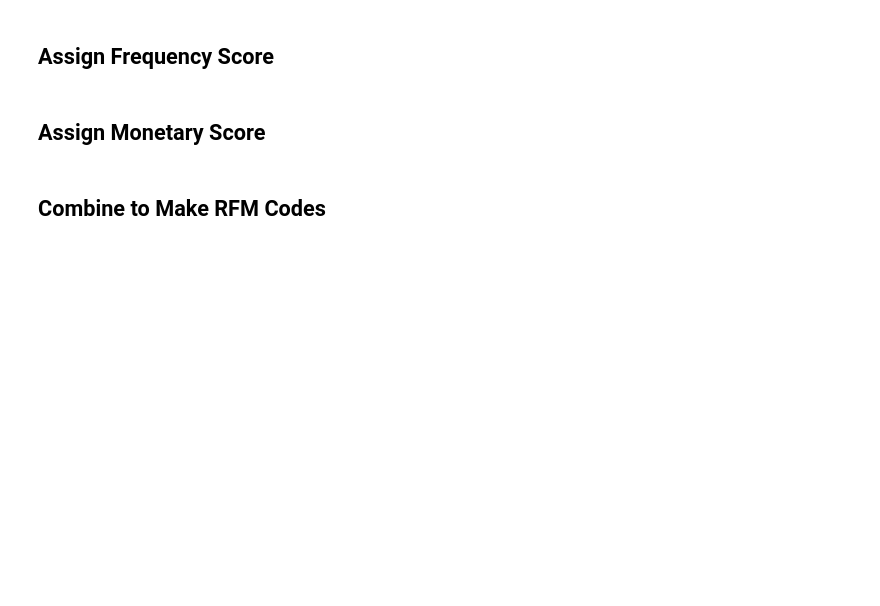
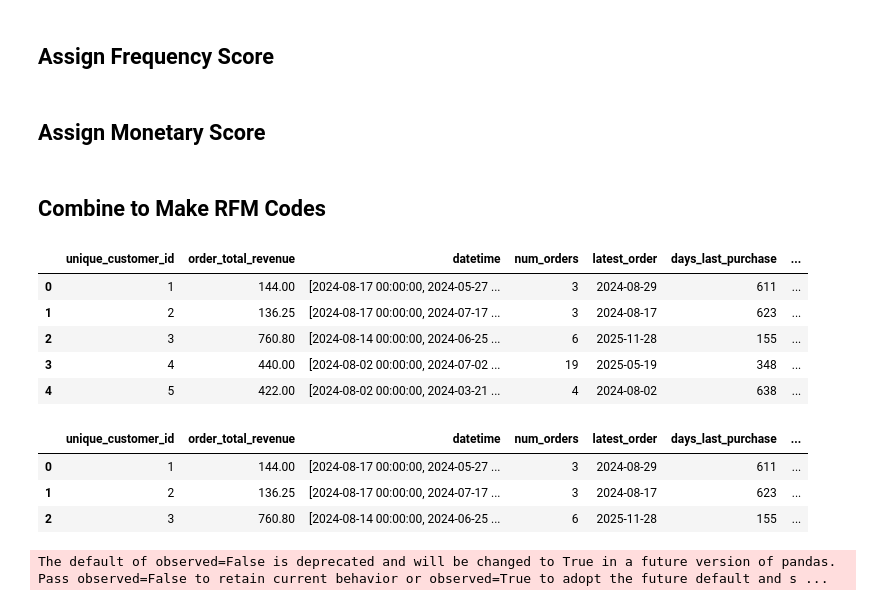
Before and after one commit to djdebonis/rfm, a Jupyter notebook: ecommerce_data.ipynb, the cells around one changed output. Saved outputs shown, nothing was run; the diff lists cells and outputs as text; code cells hidden in the pictures; blank space fills up the shorter version.

```diff
--- a/ecommerce_data.ipynb
+++ b/ecommerce_data.ipynb
@@ -10,0 +18,20 @@ plt.rcParams["savefig.dpi"] = 300
+# %%
+# we tried to split into even quintiles, but so
+# many customers had only one order that it was
+# impossible to break into even groups. So instead
+# we broke into sections based on how many orders the
+# customer has made
+def frequency_score(x):
+    if x == 1:
+        return 1
+    elif x == 2:
+        return 2
+    # if it's 3 or 4 orders
+    elif x <= 4:
+        return 3
+    # if it's 5-9 orders
+    elif x <= 9:
+        return 4
+    # if it's 10 orders or more
+    else:
+        return 5
@@ -151,22 +308,3 @@ customer_summary["recency_score"] = pd.qcut(
 )
 # %% [markdown]
 ## Assign Frequency Score
-# %%
-# we tried to split into even quintiles, but so
-# many customers had only one order that it was
-# impossible to break into even groups. So instead
-# we broke into sections based on how many orders the
-# customer has made
-def frequency_score(x):
-    if x == 1:
-        return 1
-    elif x == 2:
-        return 2
-    elif x == 3:
-        return 3
-    elif x == 4:
-        return 4
-    else:
-        return 5
-
-customer_summary["frequency_score"] = customer_summary["num_orders"].apply(frequency_score)
@@ -190,3 +330,12 @@ customer_summary["rfm_code"] = (
     customer_summary["frequency_score"].astype(str) +
     customer_summary["monetary_score"].astype(str)
 )
+# %%
+customer_summary.head(5)
+# %% [output]
+|  | unique_customer_id | order_total_revenue | datetime | num_orders | latest_order | days_last_purchase | ... |
+| 0 | 1 | 144.00 | [2024-08-17 00:00:00, 2024-05-27 ... | 3 | 2024-08-29 | 611 | ... |
+| 1 | 2 | 136.25 | [2024-08-17 00:00:00, 2024-07-17 ... | 3 | 2024-08-17 | 623 | ... |
+| 2 | 3 | 760.80 | [2024-08-14 00:00:00, 2024-06-25 ... | 6 | 2025-11-28 | 155 | ... |
+| 3 | 4 | 440.00 | [2024-08-02 00:00:00, 2024-07-02 ... | 19 | 2025-05-19 | 348 | ... |
+| 4 | 5 | 422.00 | [2024-08-02 00:00:00, 2024-03-21 ... | 4 | 2024-08-02 | 638 | ... |
@@ -192,0 +350,7 @@ customer_summary["rfm_code"] = (
+# %%
+customer_summary.head(3)
+# %% [output]
+|  | unique_customer_id | order_total_revenue | datetime | num_orders | latest_order | days_last_purchase | ... |
+| 0 | 1 | 144.00 | [2024-08-17 00:00:00, 2024-05-27 ... | 3 | 2024-08-29 | 611 | ... |
+| 1 | 2 | 136.25 | [2024-08-17 00:00:00, 2024-07-17 ... | 3 | 2024-08-17 | 623 | ... |
+| 2 | 3 | 760.80 | [2024-08-14 00:00:00, 2024-06-25 ... | 6 | 2025-11-28 | 155 | ... |
@@ -192,0 +390,19 @@ customer_summary["rfm_code"] = (
+# %%
+# Group customers by recency and fm score
+# so we have data to plot, including revenue
+rfm_grid_fm = (
+    customer_summary
+    .groupby(["recency_score", "fm_score"])
+    .agg(
+        customers=("unique_customer_id", "count"),
+        revenue=("order_total_revenue", "sum")
+    )
+    .reset_index()
+)
+
+# add column with calculation percent of customers per cohort
+rfm_grid_fm["percent_customers"] = (
+    rfm_grid_fm["customers"] / rfm_grid_fm["customers"].sum() * 100
+)
+# %% [output]
+The default of observed=False is deprecated and will be changed to True in a future version of pandas. Pass observed=False to retain current behavior or observed=True to adopt the future default and s ...
```
Also changed, not shown: parts of 23 cells of this notebook, 1 other file.
